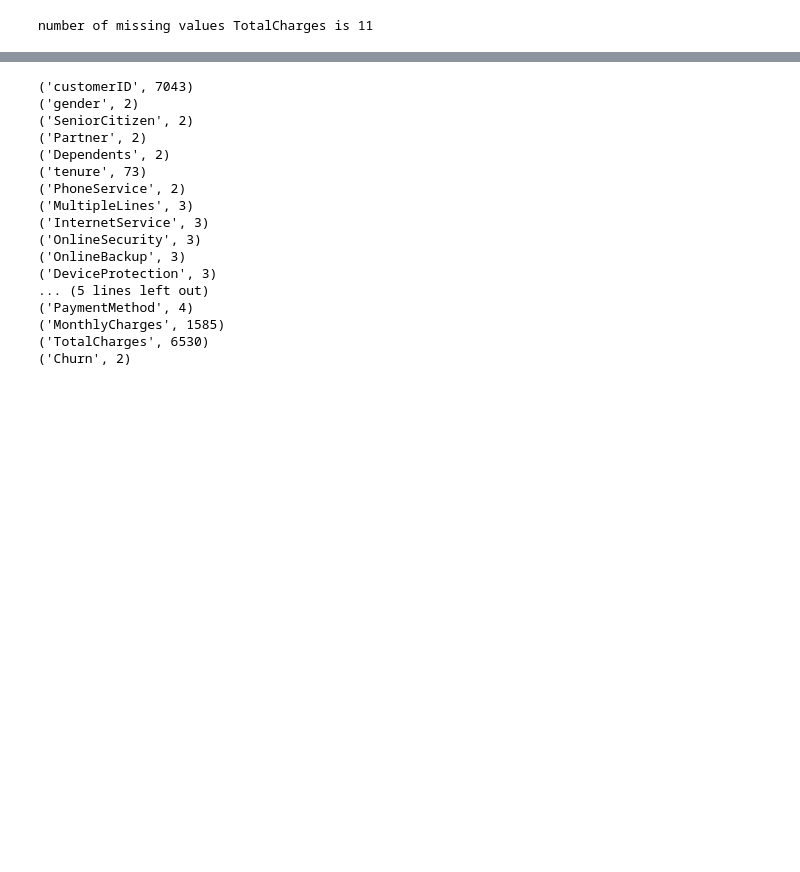
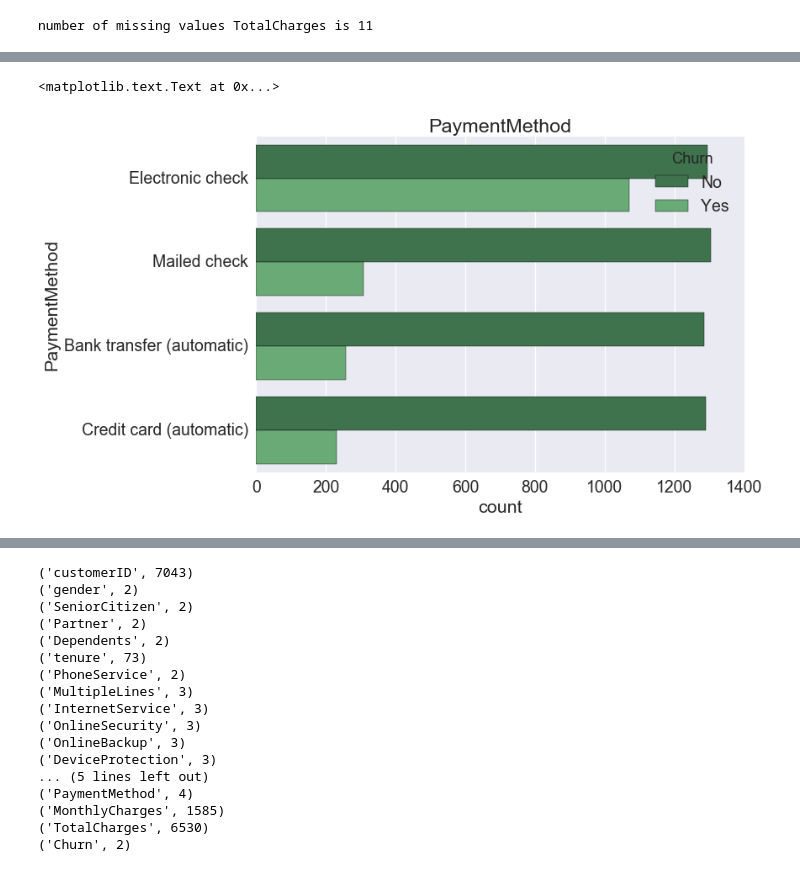
Before and after one commit to navdeep-G/customer-churn, a Jupyter notebook: analysis/Query_Based_Predictions.ipynb, the cells around one changed output, grey strips where cells are left out. Cells and saved outputs as stored; diff of their text form; code cells hidden in the pictures; blank space fills up the shorter version.

```diff
--- a/analysis/Query_Based_Predictions.ipynb
+++ b/analysis/Query_Based_Predictions.ipynb
@@ -69,3 +66,11 @@ for col in categorical_feature_list:
+# %%
+# easier to read if payment methods are listed on the y axis instead of x axis
+plt.figure()
+sns.countplot(y='PaymentMethod', hue="Churn", data=telco_df, palette="Greens_d");
+plt.title('PaymentMethod')
+# %% [output]
+<matplotlib.text.Text at 0x...>
+[figure, added]
 # %%
 # prepare to plot customer tenure against churn, binning tenure into reasonable chunks
 # create tenure bins (metric is in months)
```
Also changed, not shown: parts of 13 cells of this notebook.
